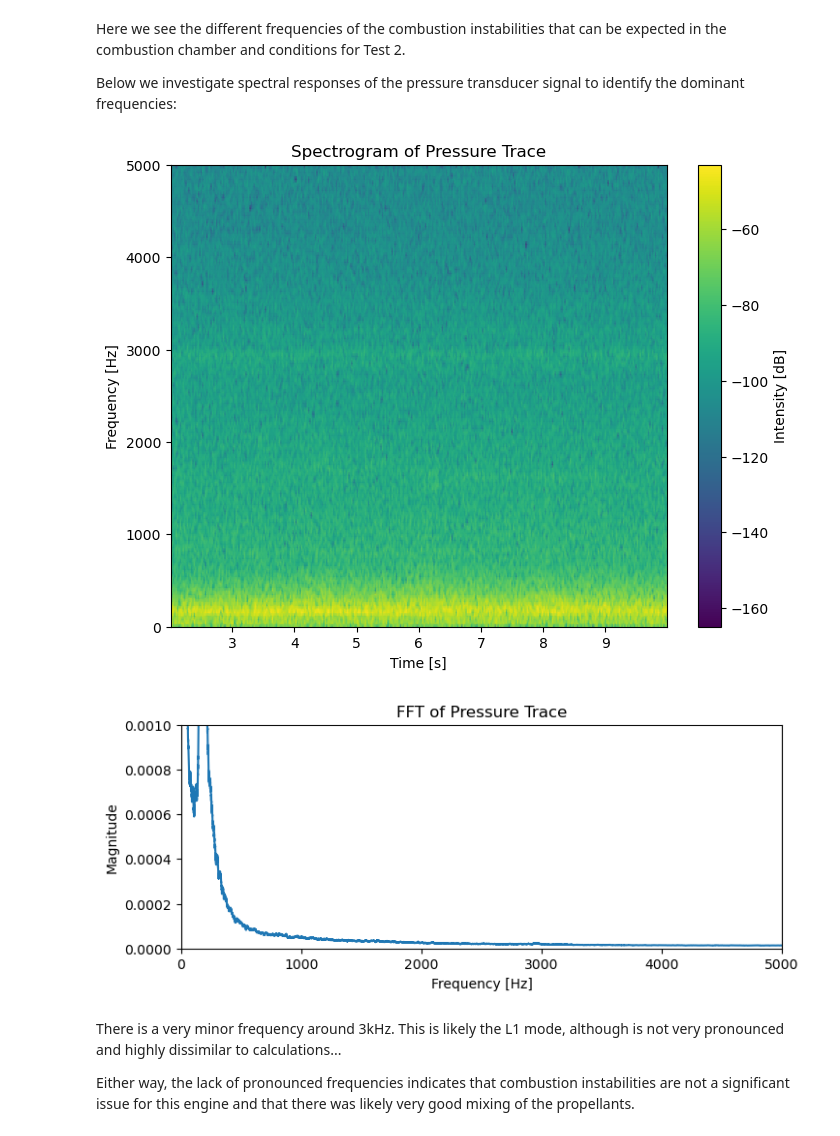
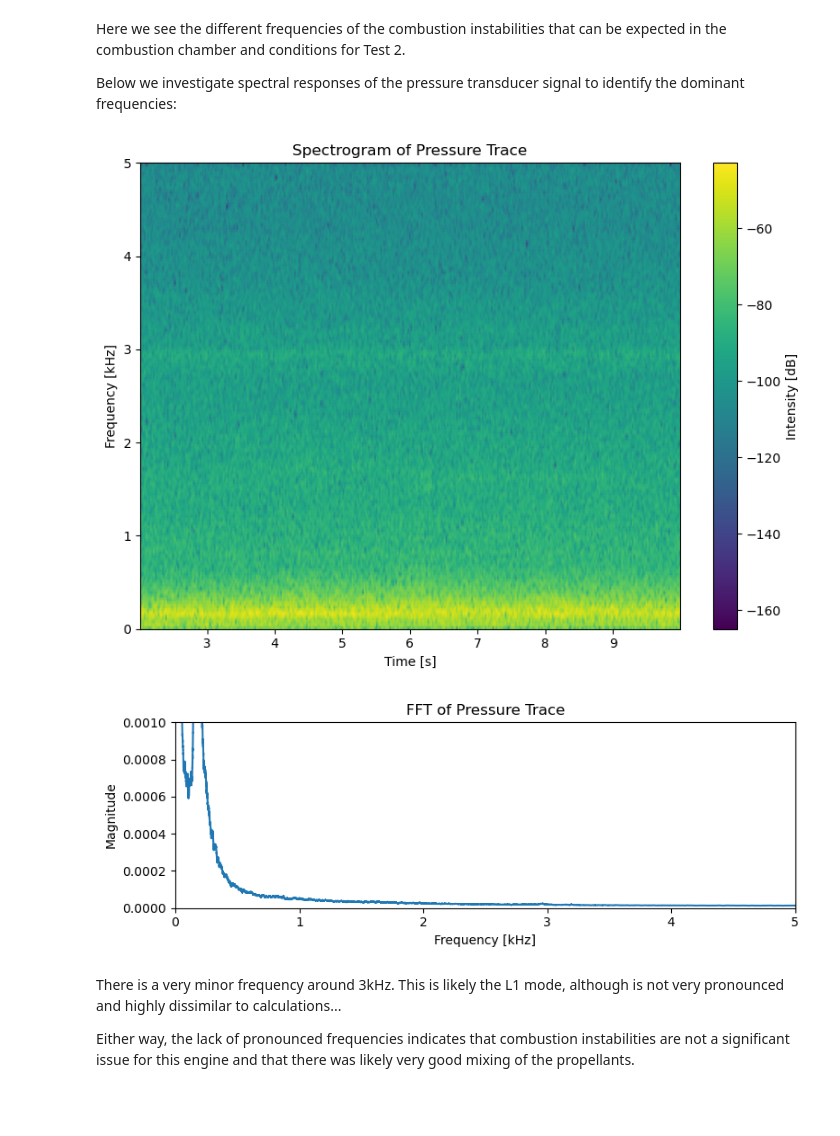
Before and after one commit to ScoobyDew/LEAP71xTUOS, a Jupyter notebook: NoyronAnalysis140624.ipynb, the cells around one changed output. Drawn from its saved outputs; the diff is of its cells as text; code cells hidden in the pictures; blank space fills up the shorter version.

```diff
--- a/NoyronAnalysis140624.ipynb
+++ b/NoyronAnalysis140624.ipynb
@@ -516,41 +517,43 @@ P_interval = P_interval - np.mean(P_interval)
 P_interval = P_interval / np.max(np.abs(P_interval))
 
 # Compute the spectrogram
 frequencies, times, Sxx = spectrogram(P_interval, fs=10000)  # Assuming 10000Hz sampling frequency
 
 # Plot the spectrogram
 plt.figure(figsize=(8, 6))
-plt.pcolormesh(times + 2, frequencies, 10 * np.log10(Sxx), shading='gouraud')
+plt.pcolormesh(times + 2, frequencies*1e-3, 10 * np.log10(Sxx), shading='gouraud')
 plt.title('Spectrogram of Pressure Trace')
-plt.ylabel('Frequency [Hz]')
+plt.ylabel('Frequency [kHz]')
 plt.xlabel('Time [s]')
 plt.colorbar(label='Intensity [dB]')
-plt.ylim(0, 5000)  # Displaying up to the Nyquist frequency
+plt.ylim(0, 5)  # Displaying up to the Nyquist frequency
+plt.tight_layout()
 plt.savefig('Figures\CombustionInstabilitiesSpectrogram.png', dpi=600)
 plt.show()
 
 # Perform FFT on the pressure signal
 N = len(P_interval)
 T = 1 / 10000
 xf = np.linspace(0.0, 1.0 / (2.0 * T), N // 2)
 yf = np.fft.fft(P_interval)
 yf = 2.0 / N * np.abs(yf[:N // 2])
 
 # Use a moving average to smooth the FFT
 yf = pd.Series(yf).rolling(window=80).mean().values
 # Plot the FFT
 plt.figure(figsize=(8, 3))
-plt.plot(xf, yf)
+plt.plot(xf*1e-3, yf)
 plt.title('FFT of Pressure Trace')
-plt.xlabel('Frequency [Hz]')
+plt.xlabel('Frequency [kHz]')
 plt.ylabel('Magnitude')
-plt.xlim(0, 5000)  # Displaying up to the Nyquist frequency
+plt.xlim(0, 5)  # Displaying up to the Nyquist frequency
 plt.ylim(0, 0.001)
+plt.tight_layout()
 plt.savefig('Figures\CombustionInstabilitiesFFT.png', dpi=600)
 plt.show()
 # %% [output]
-[figure, old version]
+[figure, new version]
-[figure, old version]
+[figure, new version]
 # %% [markdown]
 There is a very minor frequency around 3kHz. This is likely the L1 mode, although is not very pronounced and highly dissimilar to calculations...
 
```
Also changed, not shown: parts of 2 cells of this notebook, 6 other files.
